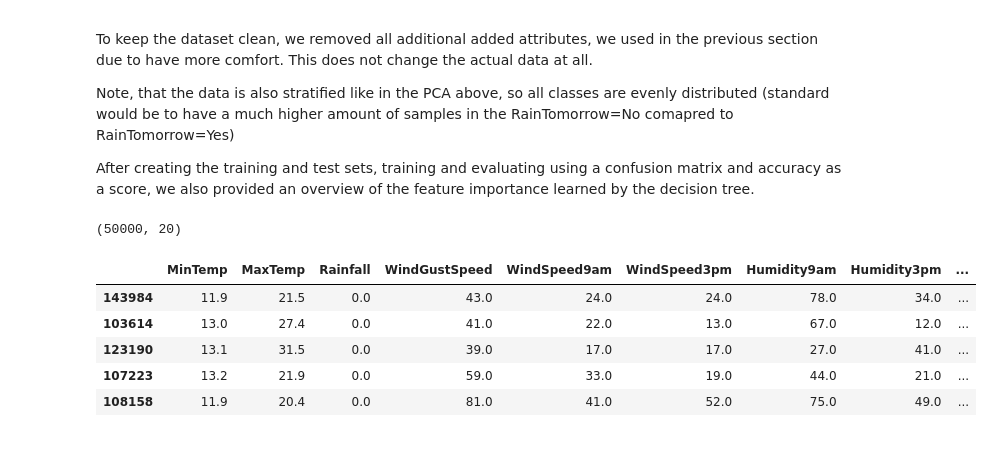
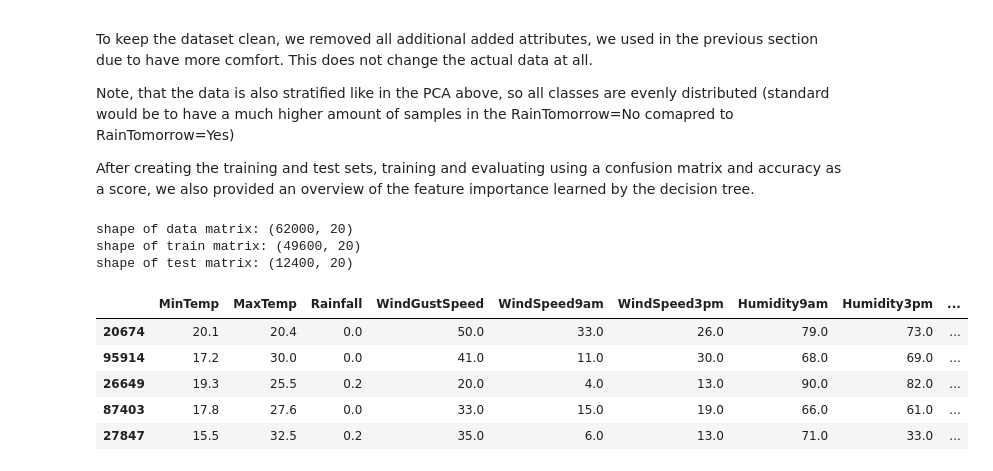
Before and after one commit to Stern1710/australia-weather-data, a Jupyter notebook: SPOD_Group7_Project.ipynb, the cells around one changed output. Cells and saved outputs as stored; diff of their text form; code cells hidden in the pictures.

```diff
--- a/SPOD_Group7_Project.ipynb
+++ b/SPOD_Group7_Project.ipynb
@@ -191,3 +197,16 @@ weather.drop(['Date','Sunshine', 'Evaporation', 'Cloud3pm', 'Cloud9am'],axis=1,i
+# %%
+numerical_columns = ["Pressure9am", "Pressure3pm", "Humidity3pm", "Humidity9am", "WindGustSpeed", "Temp3pm",
+                     "WindSpeed3pm", "WindSpeed9am", "Temp9am", "MinTemp", "MaxTemp", "Rainfall"]
+
+for col in numerical_columns:
+    weather[col] = weather[col].fillna(weather.groupby(['Year', 'Month', 'Location'])[col].transform("mean"))
+    weather[col] = weather[col].fillna(weather.groupby(['Year', 'Month'])[col].transform("mean"))
+
+categorical_columns = ["WindDir9am", "WindGustDir", "WindDir3pm"]
+
+for col in categorical_columns:
+    weather[col] = weather[col].fillna(weather.groupby(['Year', 'Month', 'Location'])[col].transform(statistics.mode))
+    weather[col] = weather[col].fillna(weather.groupby(['Year', 'Month'])[col].transform(statistics.mode))
 # %%
 weather.dropna(inplace=True)
 print(f'Amount of samples without missing values in any column: {weather.shape[0]}')
@@ -247,7 +266,7 @@ plt.show()
 # %%
 # Disproportionate sampling:
 # randomly select 4 samples from each stratum
-stratified = weather.groupby('RainTomorrow', group_keys=False).apply(lambda x: x.sample(25000))
+stratified = weather.groupby('RainTomorrow', group_keys=False).apply(lambda x: x.sample(31000))
 # %%
 plt.figure(figsize=(10,5))
 sns.countplot(x="RainTomorrow", data=stratified)
@@ -346,18 +365,22 @@ def train_dec_tree(x_train,y_train,param_grid):
 # %%
 # remove target value and addtional added columns
 X = stratified.drop(['RainTomorrow_num','pca1','pca2'], axis=1)
 y = stratified['RainTomorrow_num']
-print(X.shape)
-x_train, x_test, y_train, y_test = train_test_split(X, y, test_size=0.15, random_state=2)
+print(f'shape of data matrix: {X.shape}')
+x_train, x_test, y_train, y_test = train_test_split(X, y, test_size=0.2, random_state=2)
+print(f'shape of train matrix: {x_train.shape}')
+print(f'shape of test matrix: {x_test.shape}')
 X.head()
 # %% [output]
-(50000, 20)
+shape of data matrix: (62000, 20)
+shape of train matrix: (49600, 20)
+shape of test matrix: (12400, 20)
 |  | MinTemp | MaxTemp | Rainfall | WindGustSpeed | WindSpeed9am | WindSpeed3pm | Humidity9am | Humidity3pm | ... |
-| 143984 | 11.9 | 21.5 | 0.0 | 43.0 | 24.0 | 24.0 | 78.0 | 34.0 | ... |
-| 103614 | 13.0 | 27.4 | 0.0 | 41.0 | 22.0 | 13.0 | 67.0 | 12.0 | ... |
-| 123190 | 13.1 | 31.5 | 0.0 | 39.0 | 17.0 | 17.0 | 27.0 | 41.0 | ... |
-| 107223 | 13.2 | 21.9 | 0.0 | 59.0 | 33.0 | 19.0 | 44.0 | 21.0 | ... |
-| 108158 | 11.9 | 20.4 | 0.0 | 81.0 | 41.0 | 52.0 | 75.0 | 49.0 | ... |
+| 20674 | 20.1 | 20.4 | 0.0 | 50.0 | 33.0 | 26.0 | 79.0 | 73.0 | ... |
+| 95914 | 17.2 | 30.0 | 0.0 | 41.0 | 11.0 | 30.0 | 68.0 | 69.0 | ... |
+| 26649 | 19.3 | 25.5 | 0.2 | 20.0 | 4.0 | 13.0 | 90.0 | 82.0 | ... |
+| 87403 | 17.8 | 27.6 | 0.0 | 33.0 | 15.0 | 19.0 | 66.0 | 61.0 | ... |
+| 27847 | 15.5 | 32.5 | 0.2 | 35.0 | 6.0 | 13.0 | 71.0 | 33.0 | ... |
 # %%
 # train decision tree with created training set and evaluate on created target set
 params_dec_tree, model_dec_tree = train_dec_tree(x_train, y_train, param_grid)
```
Also changed, not shown: parts of 10 cells of this notebook.
